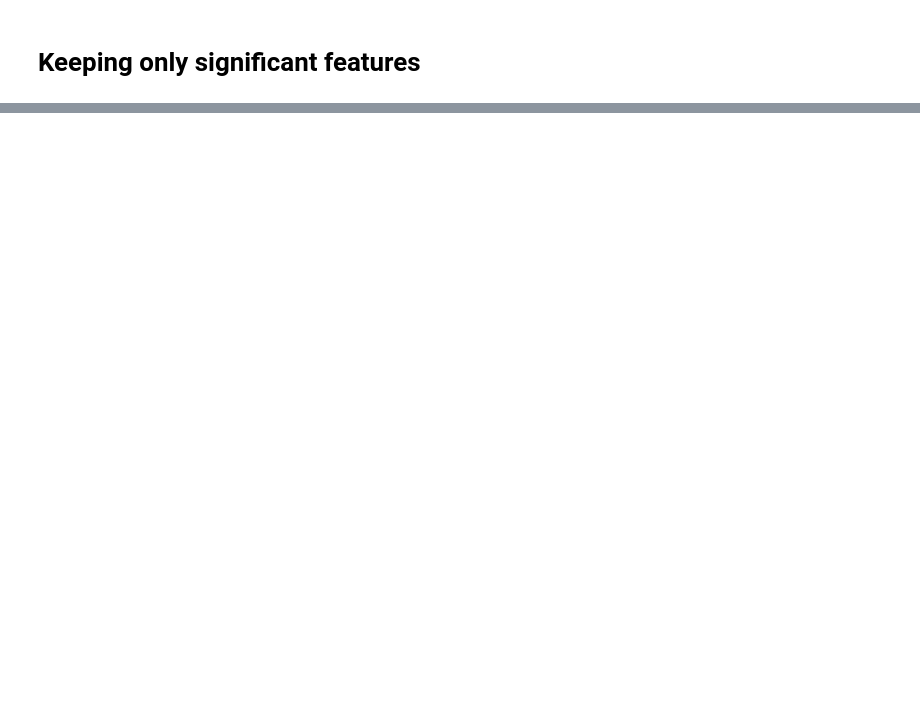
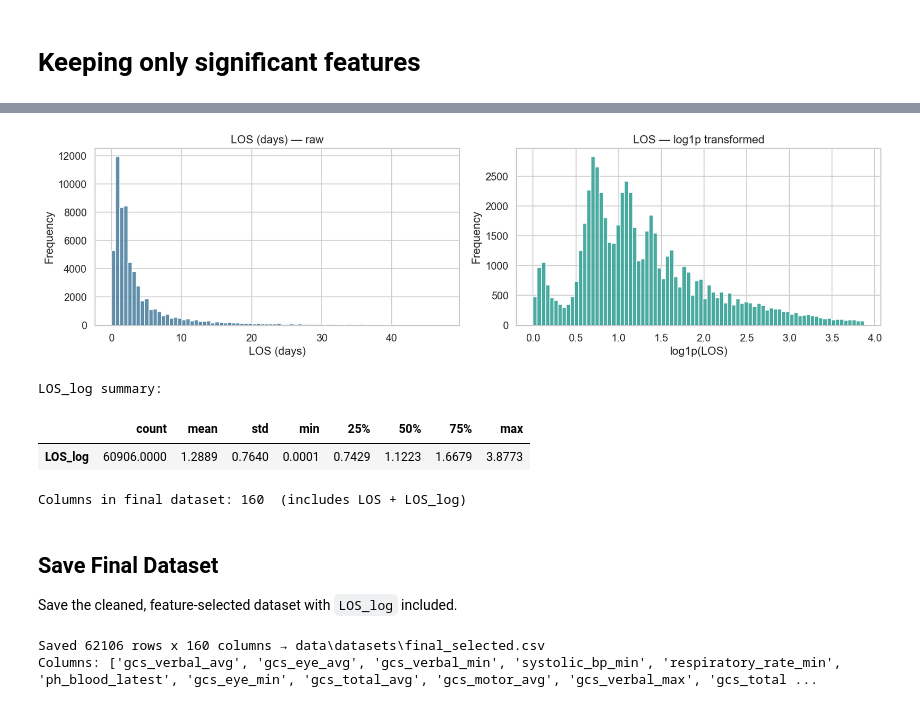
Before and after one commit to belacartaxo/icu-length-of-stay-prediction-system, a Jupyter notebook: 02_statistical_analysis.ipynb, the cells around one changed output, grey strips where cells are left out. Drawn from its saved outputs; the diff is of its cells as text; code cells hidden in the pictures; blank space fills up the shorter version.

```diff
--- a/02_statistical_analysis.ipynb
+++ b/02_statistical_analysis.ipynb
@@ -648,0 +713,42 @@ Done.
+# %%
+# ── Log-transform LOS ────────────────────────────────────────────────────────
+df_clean["LOS_log"] = np.log1p(df_clean["LOS"])
+
+fig, axes = plt.subplots(1, 2, figsize=(14, 4))
+
+axes[0].hist(df_clean["LOS"],     bins=80, color="#457b9d", edgecolor="white", alpha=0.85)
+axes[0].set_title("LOS (days) — raw")
+axes[0].set_xlabel("LOS (days)")
+axes[0].set_ylabel("Frequency")
+
+axes[1].hist(df_clean["LOS_log"], bins=80, color="#2a9d8f", edgecolor="white", alpha=0.85)
+axes[1].set_title("LOS — log1p transformed")
+axes[1].set_xlabel("log1p(LOS)")
+axes[1].set_ylabel("Frequency")
+
+plt.tight_layout()
+plt.show()
+
+print("LOS_log summary:")
+display(df_clean["LOS_log"].describe().to_frame().T.style.format("{:.4f}"))
+print(f"\nColumns in final dataset: {df_clean.shape[1]}  (includes LOS + LOS_log)")
+# %% [output]
+[figure, added]
+LOS_log summary:
+|  | count | mean | std | min | 25% | 50% | 75% | max |
+| LOS_log | 60906.0000 | 1.2889 | 0.7640 | 0.0001 | 0.7429 | 1.1223 | 1.6679 | 3.8773 |
+Columns in final dataset: 160  (includes LOS + LOS_log)
+# %% [markdown]
+## Save Final Dataset
+
+Save the cleaned, feature-selected dataset with `LOS_log` included.
+# %%
+OUTPUT_PATH = r"data\datasets\final_selected.csv"
+
+df_clean.to_csv(OUTPUT_PATH, index=False)
+
+print(f"Saved {df_clean.shape[0]} rows x {df_clean.shape[1]} columns → {OUTPUT_PATH}")
+print(f"Columns: {df_clean.columns.tolist()}")
+# %% [output]
+Saved 62106 rows x 160 columns → data\datasets\final_selected.csv
+Columns: ['gcs_verbal_avg', 'gcs_eye_avg', 'gcs_verbal_min', 'systolic_bp_min', 'respiratory_rate_min', 'ph_blood_latest', 'gcs_eye_min', 'gcs_total_avg', 'gcs_motor_avg', 'gcs_verbal_max', 'gcs_total ...
```
Also changed, not shown: parts of 15 cells of this notebook, 1 other file.
